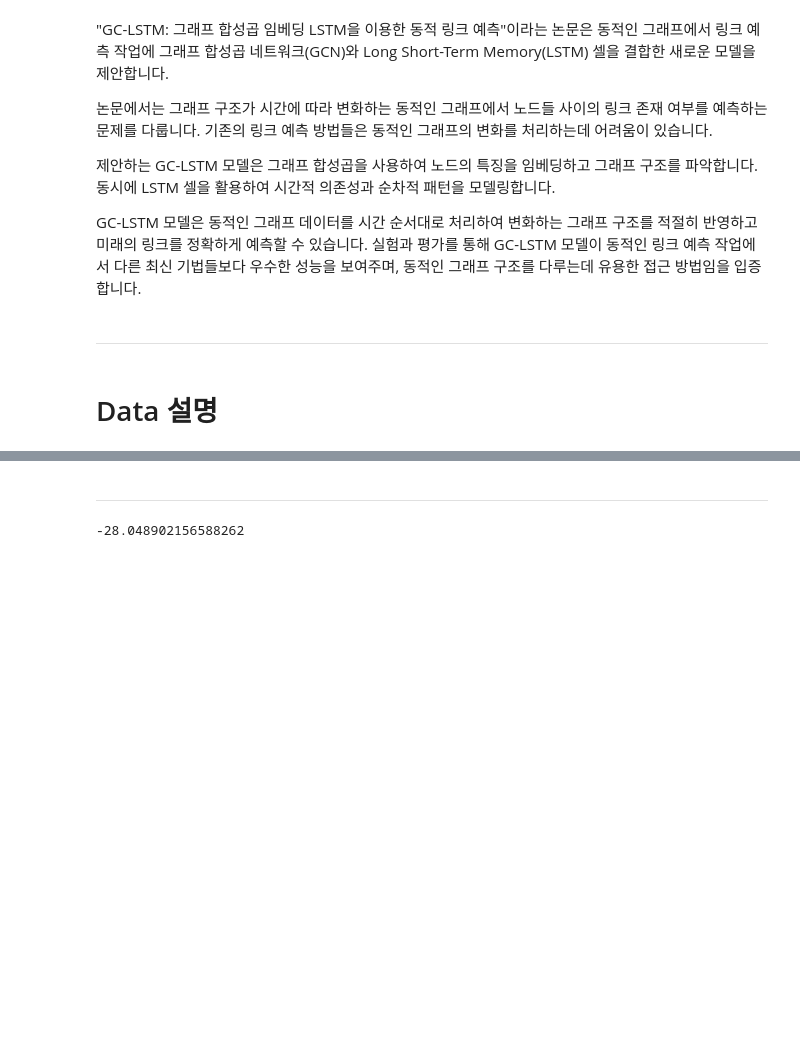
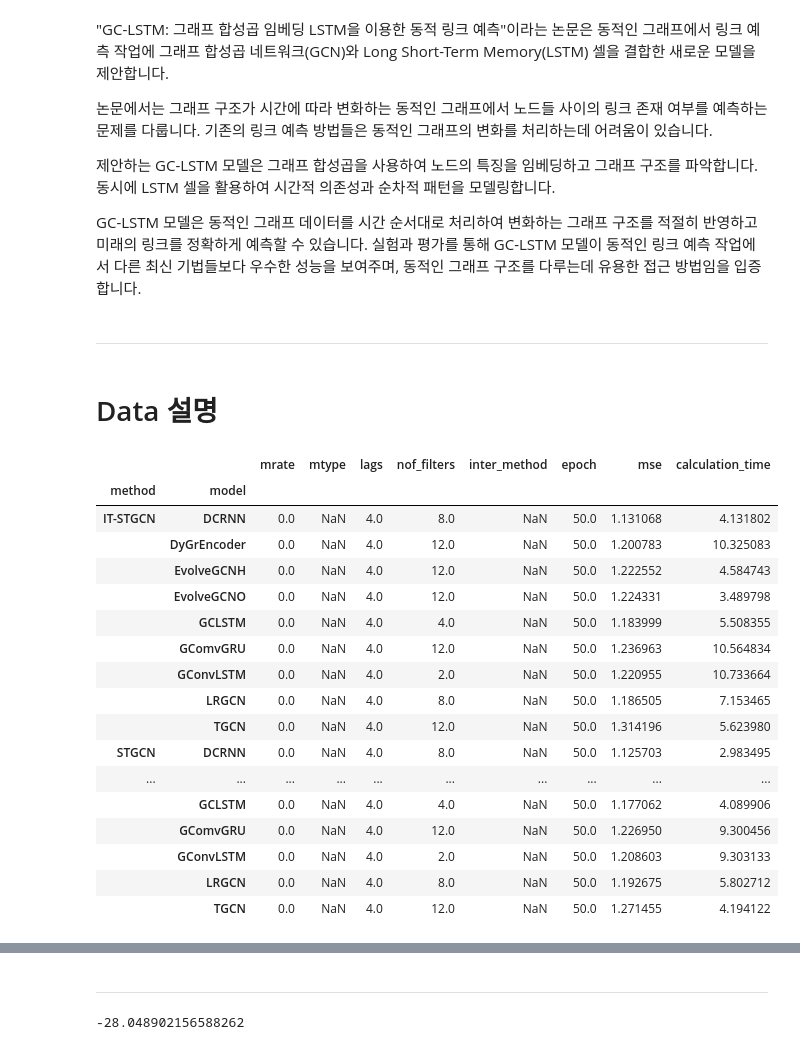
Before and after one commit to seoyeonc/ITTGNN_blog, a Jupyter notebook: posts/3_result/3_table/2023-07-05-ITSTGCN_data_management.ipynb, the cells around one changed output, grey strips where cells are left out. Drawn from its saved outputs; the diff is of its cells as text; code cells hidden in the pictures; blank space fills up the shorter version.

```diff
--- a/posts/3_result/3_table/2023-07-05-ITSTGCN_data_management.ipynb
+++ b/posts/3_result/3_table/2023-07-05-ITSTGCN_data_management.ipynb
@@ -45,0 +47,21 @@ GC-LSTM 모델은 동적인 그래프 데이터를 시간 순서대로 처리하
+# %%
+pd.read_csv('../Data/pedalme_base.csv').iloc[:,1:].groupby(['method','model']).mean('mse')
+# %% [output]
+|  |  | mrate | mtype | lags | nof_filters | inter_method | epoch | mse | calculation_time |
+| method | model |  |  |  |  |  |  |  |  |
+| IT-STGCN | DCRNN | 0.0 | NaN | 4.0 | 8.0 | NaN | 50.0 | 1.131068 | 4.131802 |
+|  | DyGrEncoder | 0.0 | NaN | 4.0 | 12.0 | NaN | 50.0 | 1.200783 | 10.325083 |
+|  | EvolveGCNH | 0.0 | NaN | 4.0 | 12.0 | NaN | 50.0 | 1.222552 | 4.584743 |
+|  | EvolveGCNO | 0.0 | NaN | 4.0 | 12.0 | NaN | 50.0 | 1.224331 | 3.489798 |
+|  | GCLSTM | 0.0 | NaN | 4.0 | 4.0 | NaN | 50.0 | 1.183999 | 5.508355 |
+|  | GComvGRU | 0.0 | NaN | 4.0 | 12.0 | NaN | 50.0 | 1.236963 | 10.564834 |
+|  | GConvLSTM | 0.0 | NaN | 4.0 | 2.0 | NaN | 50.0 | 1.220955 | 10.733664 |
+|  | LRGCN | 0.0 | NaN | 4.0 | 8.0 | NaN | 50.0 | 1.186505 | 7.153465 |
+|  | TGCN | 0.0 | NaN | 4.0 | 12.0 | NaN | 50.0 | 1.314196 | 5.623980 |
+| STGCN | DCRNN | 0.0 | NaN | 4.0 | 8.0 | NaN | 50.0 | 1.125703 | 2.983495 |
+| ... | ... | ... | ... | ... | ... | ... | ... | ... | ... |
+|  | GCLSTM | 0.0 | NaN | 4.0 | 4.0 | NaN | 50.0 | 1.177062 | 4.089906 |
+|  | GComvGRU | 0.0 | NaN | 4.0 | 12.0 | NaN | 50.0 | 1.226950 | 9.300456 |
+|  | GConvLSTM | 0.0 | NaN | 4.0 | 2.0 | NaN | 50.0 | 1.208603 | 9.303133 |
+|  | LRGCN | 0.0 | NaN | 4.0 | 8.0 | NaN | 50.0 | 1.192675 | 5.802712 |
+|  | TGCN | 0.0 | NaN | 4.0 | 12.0 | NaN | 50.0 | 1.271455 | 4.194122 |
```
Also changed, not shown: parts of 2 cells of this notebook, 13 other files.
